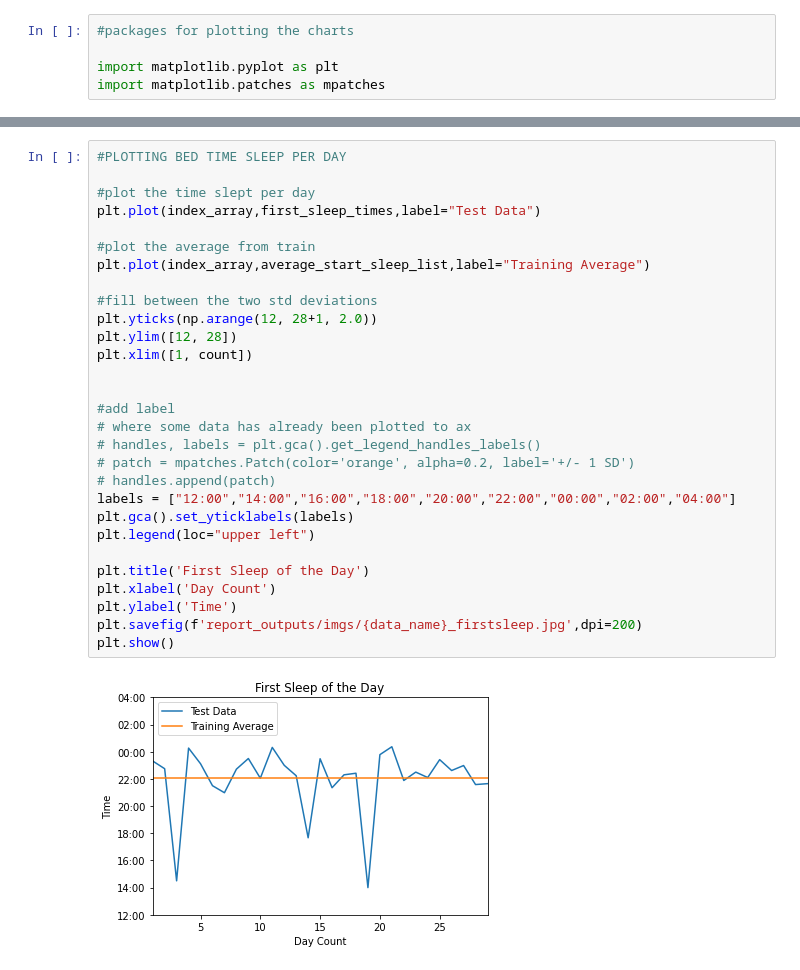
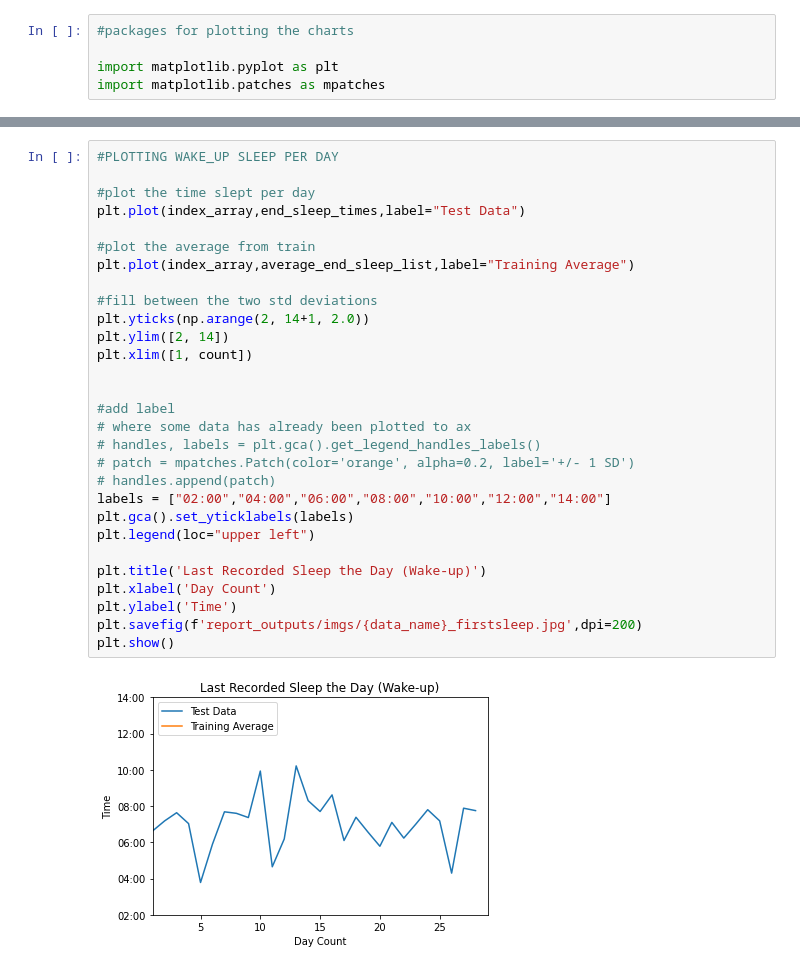
Before and after one commit to genbhall/MSc-individual-project, a Jupyter notebook: preprocessing/sleep_analytics.ipynb, the cells around one changed output, grey strips where cells are left out. Saved outputs shown, nothing was run; the diff lists cells and outputs as text.

```diff
--- a/preprocessing/sleep_analytics.ipynb
+++ b/preprocessing/sleep_analytics.ipynb
@@ -152,31 +182,31 @@ plt.show()
 # %%
-#PLOTTING BED TIME SLEEP PER DAY
+#PLOTTING WAKE_UP SLEEP PER DAY
 
 #plot the time slept per day
-plt.plot(index_array,first_sleep_times,label="Test Data")
+plt.plot(index_array,end_sleep_times,label="Test Data")
 
 #plot the average from train
-plt.plot(index_array,average_start_sleep_list,label="Training Average")
+plt.plot(index_array,average_end_sleep_list,label="Training Average")
 
 #fill between the two std deviations
-plt.yticks(np.arange(12, 28+1, 2.0))
-plt.ylim([12, 28])
+plt.yticks(np.arange(2, 14+1, 2.0))
+plt.ylim([2, 14])
 plt.xlim([1, count])
 
 
 #add label
 # where some data has already been plotted to ax
 # handles, labels = plt.gca().get_legend_handles_labels()
 # patch = mpatches.Patch(color='orange', alpha=0.2, label='+/- 1 SD')
 # handles.append(patch)
-labels = ["12:00","14:00","16:00","18:00","20:00","22:00","00:00","02:00","04:00"]
+labels = ["02:00","04:00","06:00","08:00","10:00","12:00","14:00"]
 plt.gca().set_yticklabels(labels)
 plt.legend(loc="upper left")
 
-plt.title('First Sleep of the Day')
+plt.title('Last Recorded Sleep the Day (Wake-up)')
 plt.xlabel('Day Count')
 plt.ylabel('Time')
 plt.savefig(f'report_outputs/imgs/{data_name}_firstsleep.jpg',dpi=200)
 plt.show()
 # %% [output]
-[figure, old version]
+[figure, new version]
```
Also changed, not shown: parts of 8 cells of this notebook, 4 other files.
